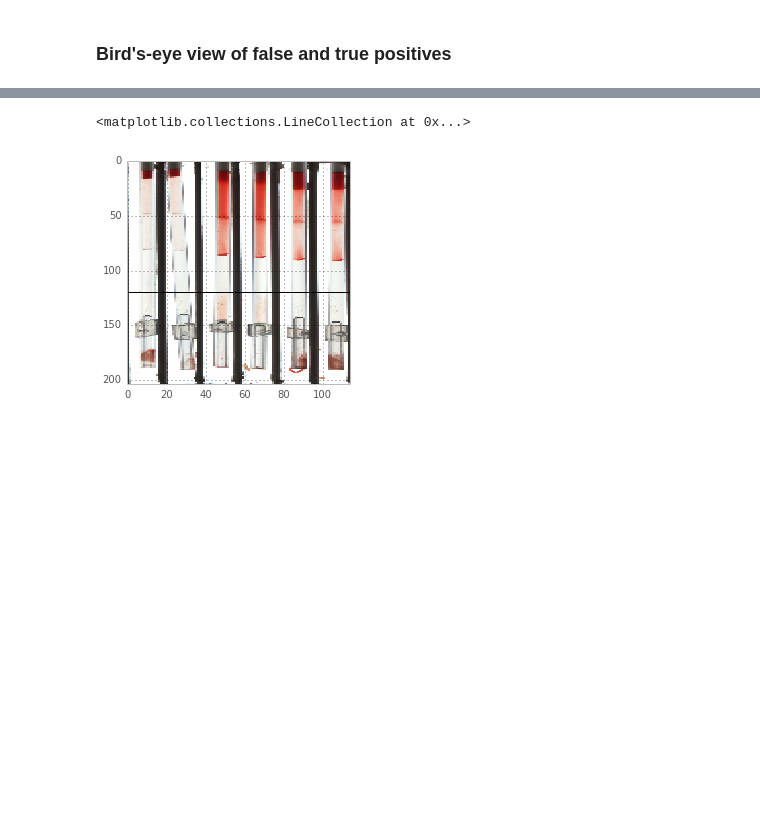
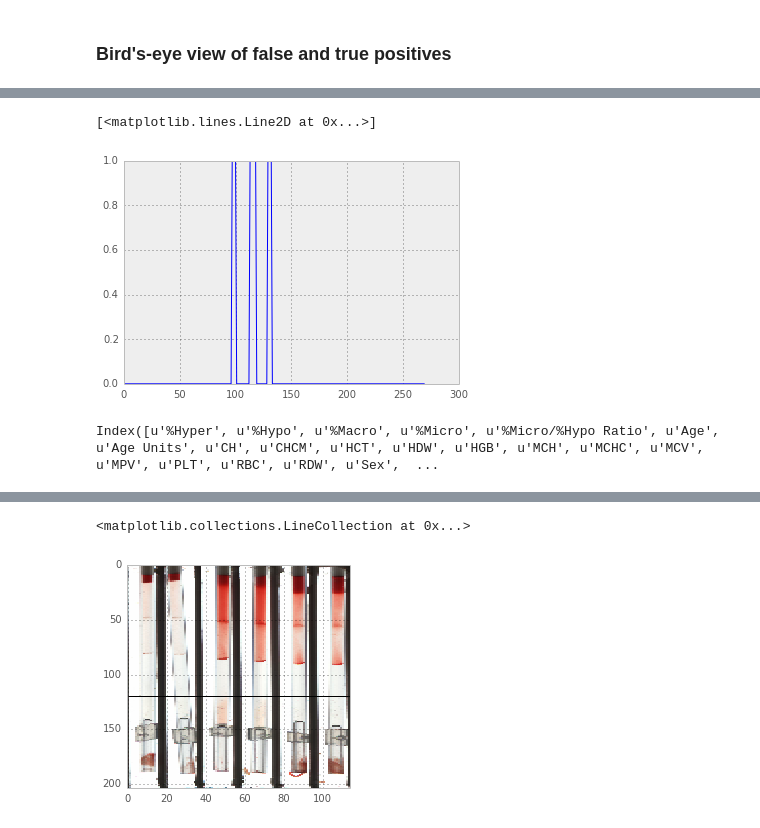
Before and after one commit to alexbw/ida, a Jupyter notebook: Follow-up analysis 7-25-2014.ipynb, the cells around one changed output, grey strips where cells are left out. Saved outputs shown, nothing was run; the diff lists cells and outputs as text; code cells hidden in the pictures; blank space fills up the shorter version.

```diff
--- a/Follow-up analysis 7-25-2014.ipynb
+++ b/Follow-up analysis 7-25-2014.ipynb
@@ -244,0 +128,9 @@ idx = np.argsort(kmeans.labels_)
+# %%
+[('IDA3' in v) and ('IDA2' in v) for v in isdf.tiff_file.values]
+# %% [output]
+[<matplotlib.lines.Line2D at 0x...>]
+[figure, added]
+# %%
+isdf.columns
+# %% [output]
+Index([u'%Hyper', u'%Hypo', u'%Macro', u'%Micro', u'%Micro/%Hypo Ratio', u'Age', u'Age Units', u'CH', u'CHCM', u'HCT', u'HDW', u'HGB', u'MCH', u'MCHC', u'MCV', u'MPV', u'PLT', u'RBC', u'RDW', u'Sex',  ...
```
Also changed, not shown: parts of 49 cells of this notebook, 1 other file.
